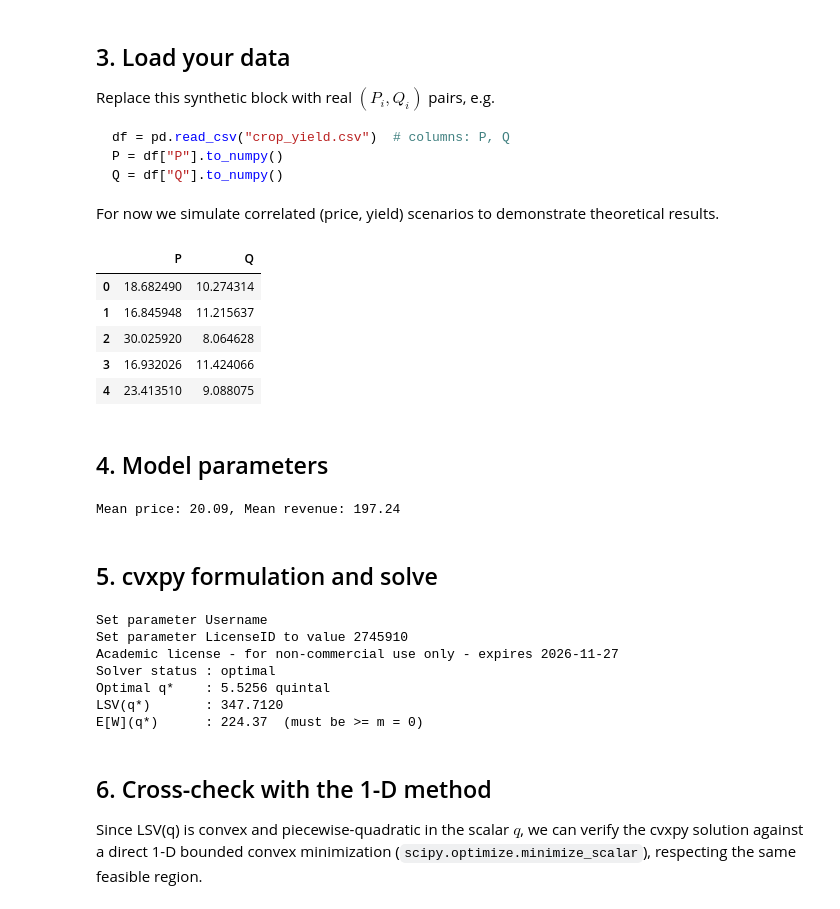
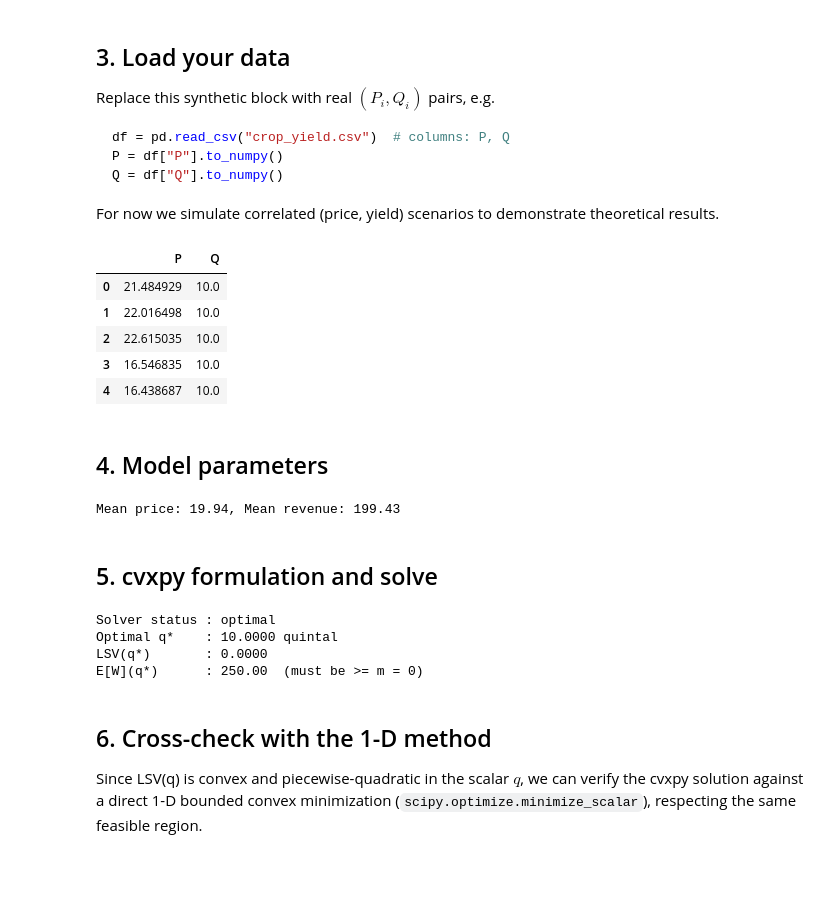
Before and after one commit to LarsonVU/Forward_For_Farmers, a Jupyter notebook: single_product_lsv.ipynb, the cells around one changed output. Cells and saved outputs as stored; diff of their text form; code cells hidden in the pictures; blank space fills up the shorter version.

```diff
--- a/single_product_lsv.ipynb
+++ b/single_product_lsv.ipynb
@@ -102,27 +102,24 @@ For now we simulate correlated (price, yield) scenarios to demonstrate theoretic
 # %%
 N = 5000         # number of scenarios
 mu_P, sigma_P = 20.0, 4.0     # $ per quintal
-mu_Q, sigma_Q = 10.0, 1.5 # quintal
-rho = -0.5                     # typical negative price-yield correlation
+mu_Q, sigma_Q = 10.0, 0 # quintal
+rho = -0.0                 # typical negative price-yield correlation
 
 cov = [[sigma_P**2, rho*sigma_P*sigma_Q],
        [rho*sigma_P*sigma_Q, sigma_Q**2]]
 
 PQ = np.random.multivariate_normal([mu_P, mu_Q], cov, size=N)
 P, Q = PQ[:, 0], PQ[:, 1]
-P = np.clip(P, 1, None)   # keep prices/quantities positive/sane
-Q = np.clip(Q, 1, None)
-
 
 df = pd.DataFrame({"P": P, "Q": Q})
 df.head()
 # %% [output]
 |  | P | Q |
-| 0 | 18.682490 | 10.274314 |
-| 1 | 16.845948 | 11.215637 |
-| 2 | 30.025920 | 8.064628 |
-| 3 | 16.932026 | 11.424066 |
-| 4 | 23.413510 | 9.088075 |
+| 0 | 21.484929 | 10.0 |
+| 1 | 22.016498 | 10.0 |
+| 2 | 22.615035 | 10.0 |
+| 3 | 16.546835 | 10.0 |
+| 4 | 16.438687 | 10.0 |
 # %% [markdown]
 ## 4. Model parameters
 # %%
@@ -137,7 +134,7 @@ a = PQbar - P * Q     # a_i
 b = Pbar - P          # b_i
 N_ = len(P)
 # %% [output]
-Mean price: 20.09, Mean revenue: 197.24
+Mean price: 19.94, Mean revenue: 199.43
 # %% [markdown]
 ## 5. cvxpy formulation and solve
 # %%
@@ -161,13 +158,10 @@ print(f"Optimal q*    : {q_star:.4f} quintal")
 print(f"LSV(q*)       : {prob.value:.4f}")
 print(f"E[W](q*)      : {PQbar - q_star*Pbar + f*q_star:.2f}  (must be >= m = {m})")
 # %% [output]
-Set parameter Username
-Set parameter LicenseID to value 2745910
-Academic license - for non-commercial use only - expires 2026-11-27
 Solver status : optimal
-Optimal q*    : 5.5256 quintal
-LSV(q*)       : 347.7120
-E[W](q*)      : 224.37  (must be >= m = 0)
+Optimal q*    : 10.0000 quintal
+LSV(q*)       : 0.0000
+E[W](q*)      : 250.00  (must be >= m = 0)
 # %% [markdown]
 ## 6. Cross-check with the 1-D method
 
```
Also changed, not shown: 1 other file.
